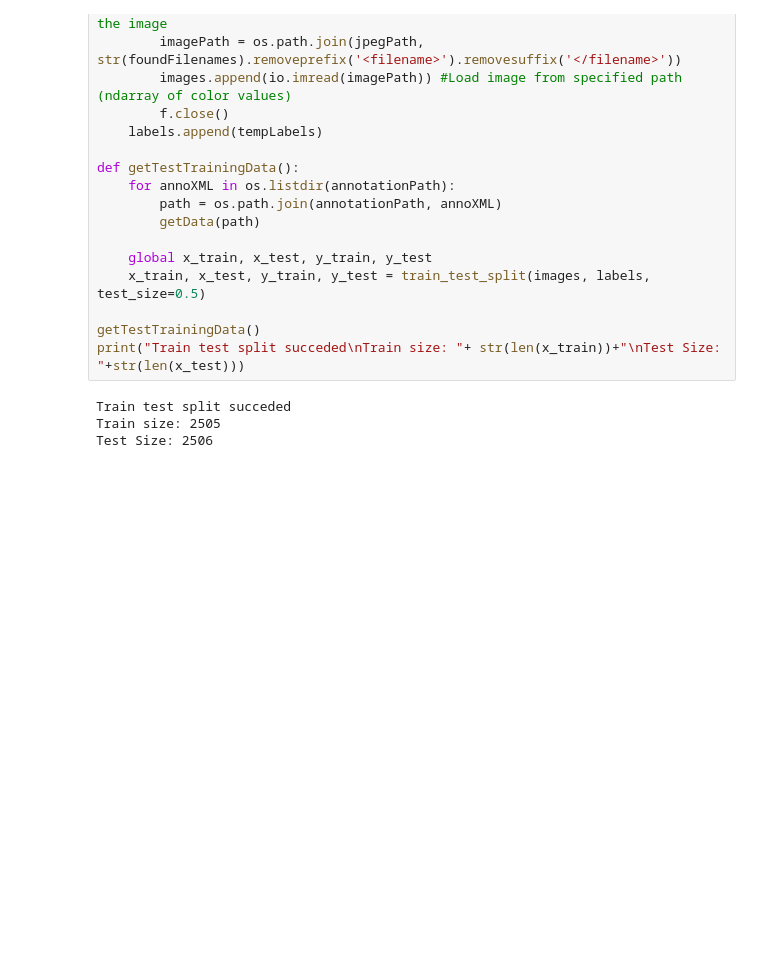
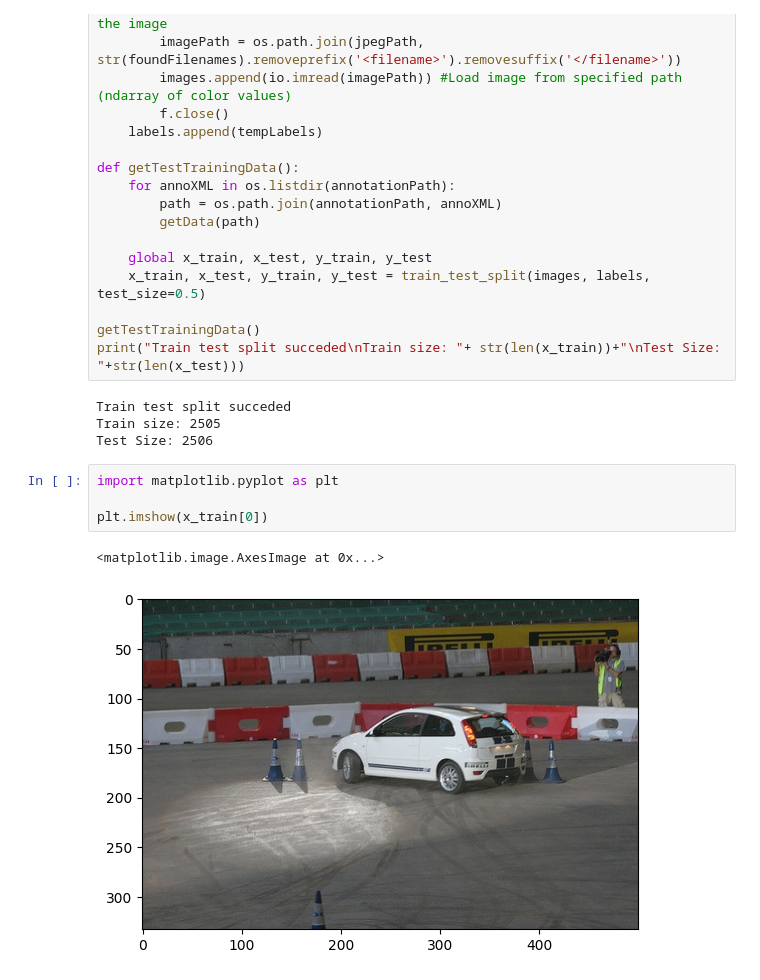
Before and after one commit to Revanchist317/ATiML-Project, a Jupyter notebook: PASCAL_constrained_clustering.ipynb, the cells around one changed output. Saved outputs shown, nothing was run; the diff lists cells and outputs as text; blank space fills up the shorter version.

```diff
--- a/PASCAL_constrained_clustering.ipynb
+++ b/PASCAL_constrained_clustering.ipynb
@@ -126,3 +206,10 @@ print("Train test split succeded\nTrain size: "+ str(len(x_train))+"\nTest Size:
 Train test split succeded
 Train size: 2505
 Test Size: 2506
+# %%
+import matplotlib.pyplot as plt
+
+plt.imshow(x_train[0])
+# %% [output]
+<matplotlib.image.AxesImage at 0x...>
+[figure, added]
```
Also changed, not shown: parts of 5 cells of this notebook.
